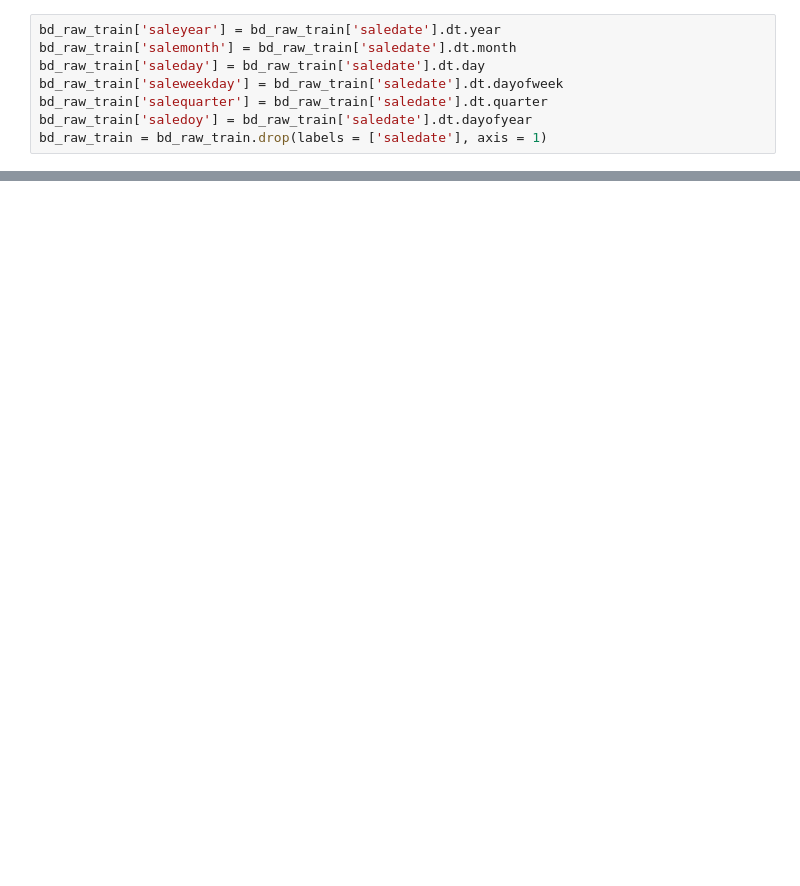
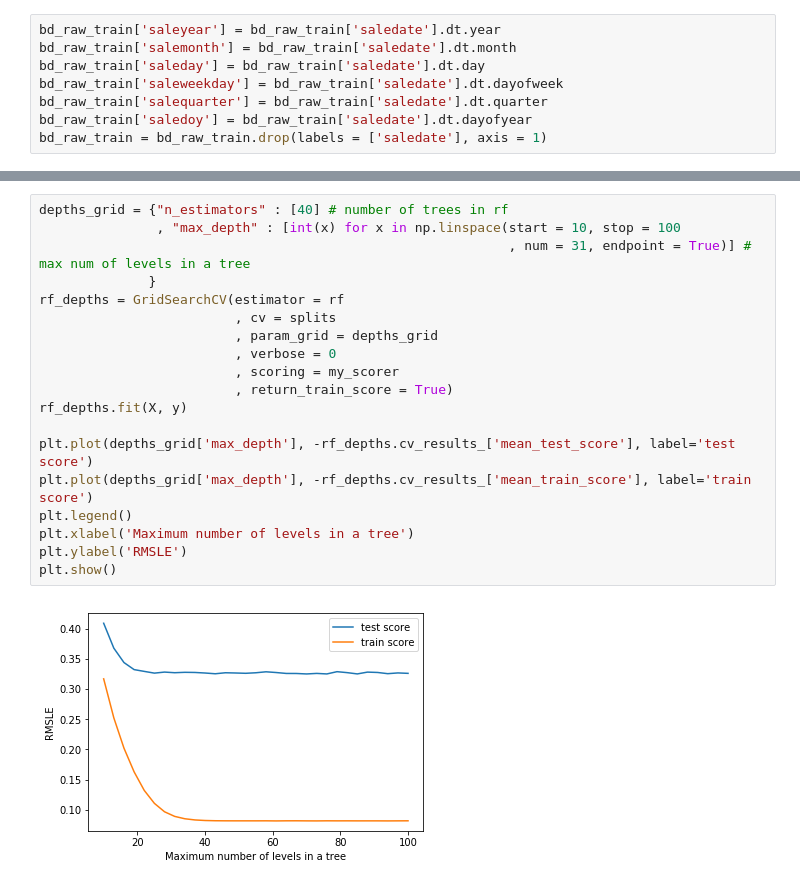
Before and after one commit to amjadfarman/bulldozers, a Jupyter notebook: bulldozers.ipynb, the cells around one changed output, grey strips where cells are left out. Cells and saved outputs as stored; diff of their text form; blank space fills up the shorter version.

```diff
--- a/bulldozers.ipynb
+++ b/bulldozers.ipynb
@@ -137,0 +179,21 @@ X_train.shape
+# %%
+depths_grid = {"n_estimators" : [40] # number of trees in rf
+               , "max_depth" : [int(x) for x in np.linspace(start = 10, stop = 100
+                                                            , num = 31, endpoint = True)] # max num of levels in a tree
+              }
+rf_depths = GridSearchCV(estimator = rf
+                         , cv = splits
+                         , param_grid = depths_grid
+                         , verbose = 0
+                         , scoring = my_scorer
+                         , return_train_score = True)
+rf_depths.fit(X, y)
+
+plt.plot(depths_grid['max_depth'], -rf_depths.cv_results_['mean_test_score'], label='test score')
+plt.plot(depths_grid['max_depth'], -rf_depths.cv_results_['mean_train_score'], label='train score')
+plt.legend()
+plt.xlabel('Maximum number of levels in a tree')
+plt.ylabel('RMSLE')
+plt.show()
+# %% [output]
+[figure, added]
```
Also changed, not shown: parts of 13 cells of this notebook.
